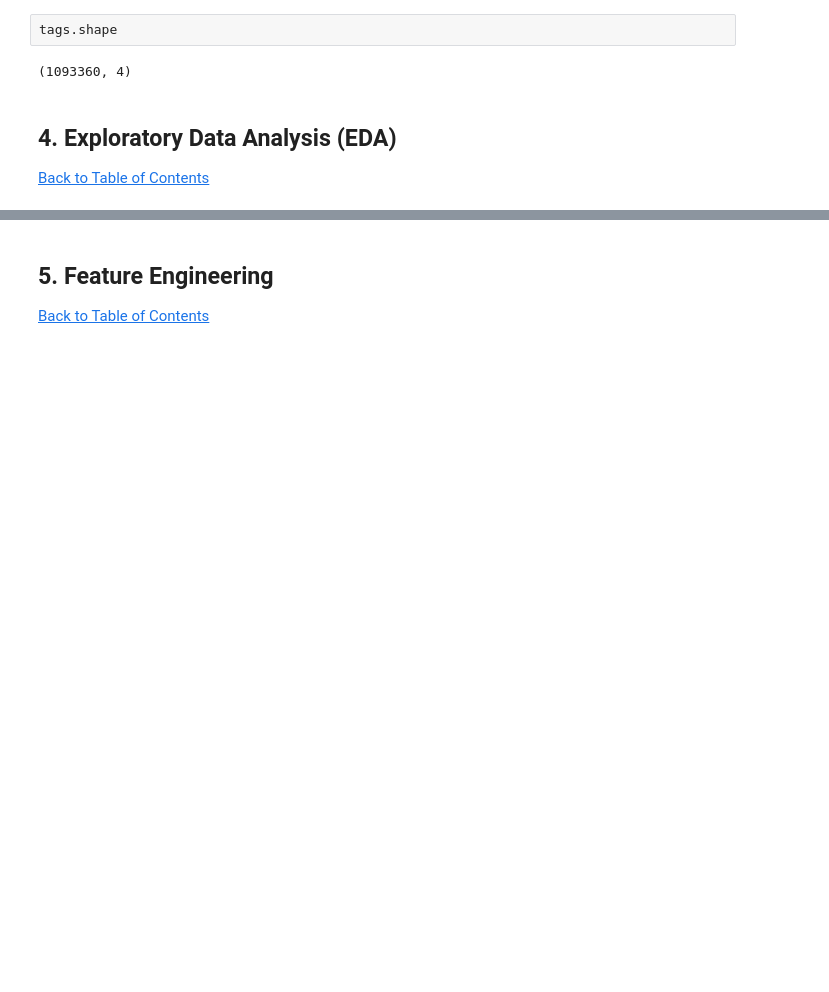
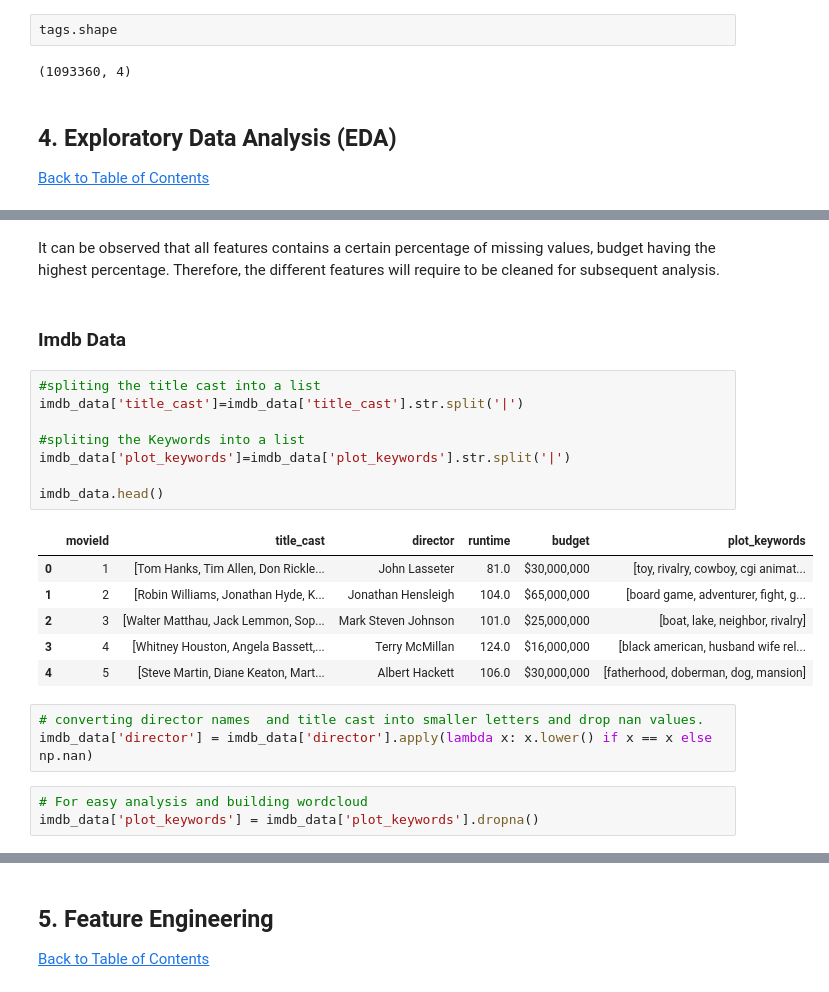
Before and after one commit to Th3mbi/Unsupervised-Notebook-2307FTDS-Team-JM4, a Jupyter notebook: Unsupervised Learning Notebook 2307FTDS Team JM4.ipynb, the cells around one changed output, grey strips where cells are left out. Saved outputs shown, nothing was run; the diff lists cells and outputs as text; blank space fills up the shorter version.

```diff
--- a/Unsupervised Learning Notebook 2307FTDS Team JM4.ipynb
+++ b/Unsupervised Learning Notebook 2307FTDS Team JM4.ipynb
@@ -400,0 +380,25 @@ dtype: int64
+# %% [markdown]
+It can be observed that all features contains a certain percentage of missing values, budget having the highest percentage. Therefore, the different features will require to be cleaned for subsequent analysis.
+# %% [markdown]
+### Imdb Data
+# %%
+#spliting the title cast into a list
+imdb_data['title_cast']=imdb_data['title_cast'].str.split('|')
+
+#spliting the Keywords into a list
+imdb_data['plot_keywords']=imdb_data['plot_keywords'].str.split('|')
+
+imdb_data.head()
+# %% [output]
+|  | movieId | title_cast | director | runtime | budget | plot_keywords |
+| 0 | 1 | [Tom Hanks, Tim Allen, Don Rickle... | John Lasseter | 81.0 | $30,000,000 | [toy, rivalry, cowboy, cgi animat... |
+| 1 | 2 | [Robin Williams, Jonathan Hyde, K... | Jonathan Hensleigh | 104.0 | $65,000,000 | [board game, adventurer, fight, g... |
+| 2 | 3 | [Walter Matthau, Jack Lemmon, Sop... | Mark Steven Johnson | 101.0 | $25,000,000 | [boat, lake, neighbor, rivalry] |
+| 3 | 4 | [Whitney Houston, Angela Bassett,... | Terry McMillan | 124.0 | $16,000,000 | [black american, husband wife rel... |
+| 4 | 5 | [Steve Martin, Diane Keaton, Mart... | Albert Hackett | 106.0 | $30,000,000 | [fatherhood, doberman, dog, mansion] |
+# %%
+# converting director names  and title cast into smaller letters and drop nan values.
+imdb_data['director'] = imdb_data['director'].apply(lambda x: x.lower() if x == x else np.nan)
+# %%
+# For easy analysis and building wordcloud
+imdb_data['plot_keywords'] = imdb_data['plot_keywords'].dropna()
```
Also changed, not shown: parts of 45 cells of this notebook.
